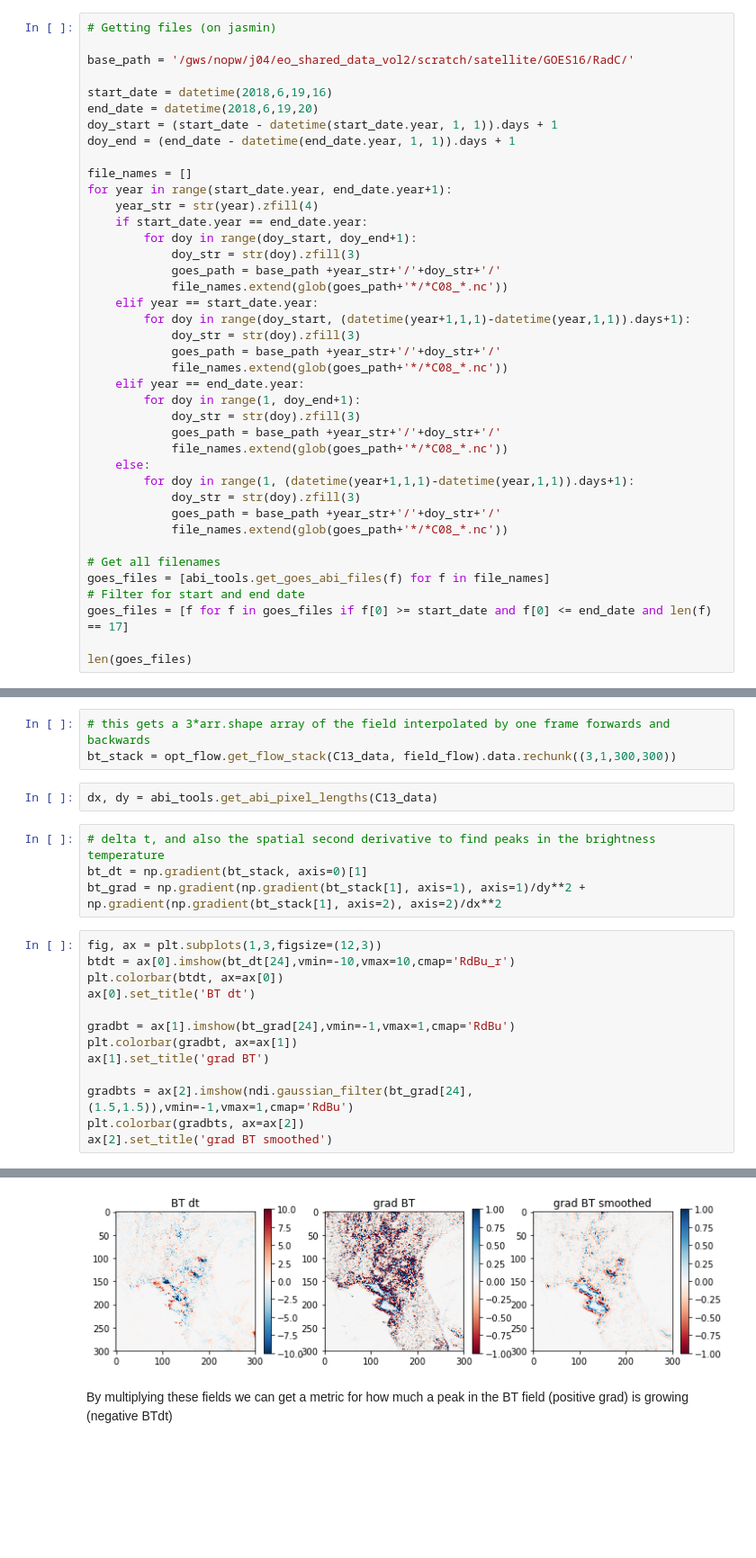
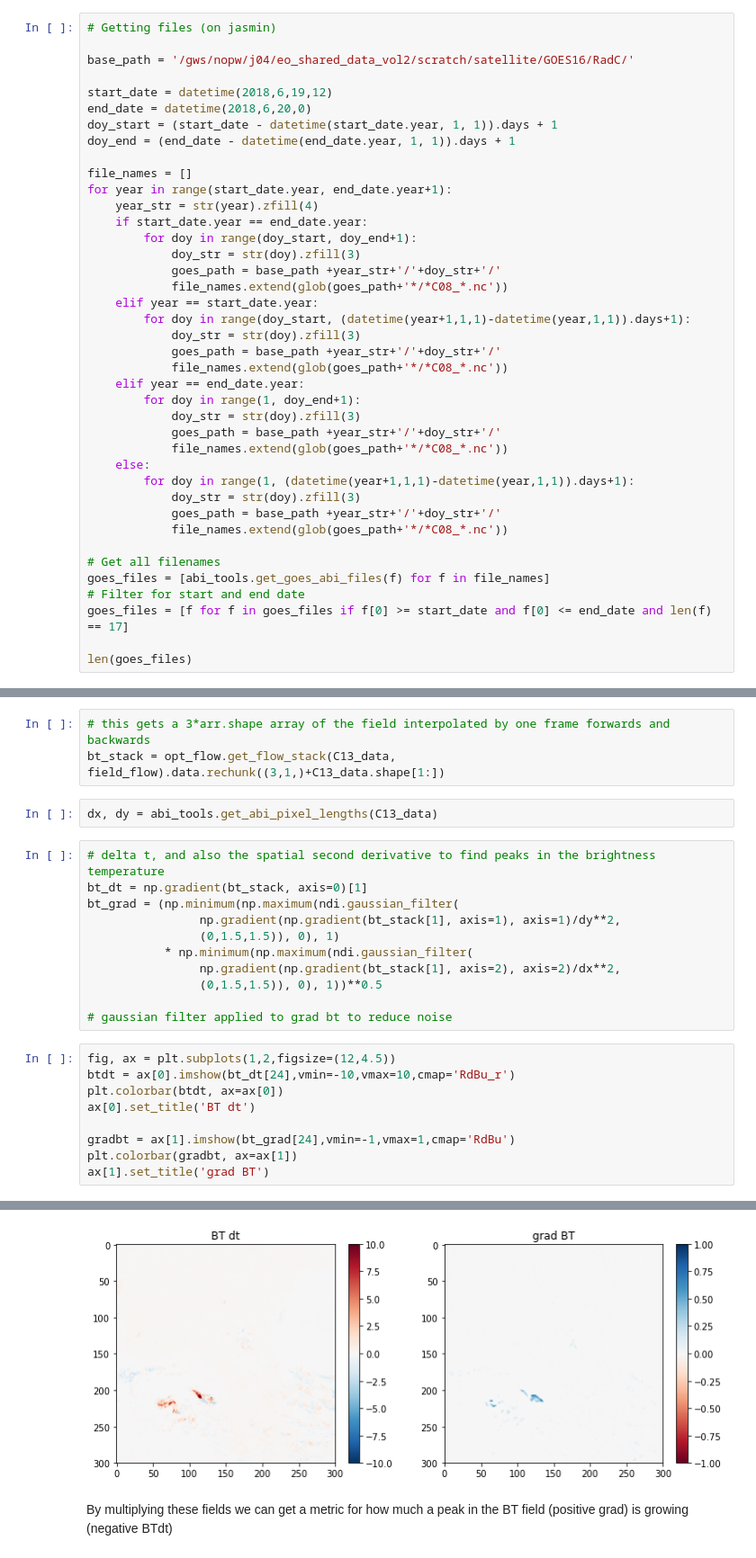
Before and after one commit to w-k-jones/python_toolbox, a Jupyter notebook: examples/Flow_tracking_example.ipynb, the cells around one changed output, grey strips where cells are left out. Shown at 90% size. Saved outputs shown, nothing was run; the diff lists cells and outputs as text; blank space fills up the shorter version.

```diff
--- a/examples/Flow_tracking_example.ipynb
+++ b/examples/Flow_tracking_example.ipynb
@@ -16,8 +16,8 @@ plt.rcParams.update({'figure.max_open_warning': 0})
 
 base_path = '/gws/nopw/j04/eo_shared_data_vol2/scratch/satellite/GOES16/RadC/'
 
-start_date = datetime(2018,6,19,16)
-end_date = datetime(2018,6,19,20)
+start_date = datetime(2018,6,19,12)
+end_date = datetime(2018,6,20,0)
 doy_start = (start_date - datetime(start_date.year, 1, 1)).days + 1
 doy_end = (end_date - datetime(end_date.year, 1, 1)).days + 1
 
@@ -105,15 +105,22 @@ Text(0.5,1,'Y flow vector')
 ## Semi-lagrangian BT cooling
 # %%
 # this gets a 3*arr.shape array of the field interpolated by one frame forwards and backwards
-bt_stack = opt_flow.get_flow_stack(C13_data, field_flow).data.rechunk((3,1,300,300))
+bt_stack = opt_flow.get_flow_stack(C13_data, field_flow).data.rechunk((3,1,)+C13_data.shape[1:])
 # %%
 dx, dy = abi_tools.get_abi_pixel_lengths(C13_data)
 # %%
 # delta t, and also the spatial second derivative to find peaks in the brightness temperature
 bt_dt = np.gradient(bt_stack, axis=0)[1]
-bt_grad = np.gradient(np.gradient(bt_stack[1], axis=1), axis=1)/dy**2 + np.gradient(np.gradient(bt_stack[1], axis=2), axis=2)/dx**2
+bt_grad = (np.minimum(np.maximum(ndi.gaussian_filter(
+                np.gradient(np.gradient(bt_stack[1], axis=1), axis=1)/dy**2,
+                (0,1.5,1.5)), 0), 1)
+           * np.minimum(np.maximum(ndi.gaussian_filter(
+                np.gradient(np.gradient(bt_stack[1], axis=2), axis=2)/dx**2,
+                (0,1.5,1.5)), 0), 1))**0.5
+
+# gaussian filter applied to grad bt to reduce noise
 # %%
-fig, ax = plt.subplots(1,3,figsize=(12,3))
+fig, ax = plt.subplots(1,2,figsize=(12,4.5))
 btdt = ax[0].imshow(bt_dt[24],vmin=-10,vmax=10,cmap='RdBu_r')
 plt.colorbar(btdt, ax=ax[0])
 ax[0].set_title('BT dt')
@@ -121,8 +128,4 @@ ax[0].set_title('BT dt')
 gradbt = ax[1].imshow(bt_grad[24],vmin=-1,vmax=1,cmap='RdBu')
 plt.colorbar(gradbt, ax=ax[1])
 ax[1].set_title('grad BT')
-
-gradbts = ax[2].imshow(ndi.gaussian_filter(bt_grad[24],(1.5,1.5)),vmin=-1,vmax=1,cmap='RdBu')
-plt.colorbar(gradbts, ax=ax[2])
-ax[2].set_title('grad BT smoothed')
 # %% [output]
@@ -130,4 +133,4 @@ Text(0.5,1,'grad BT smoothed')
-[figure, old version]
+[figure, new version]
 # %% [markdown]
 By multiplying these fields we can get a metric for how much a peak in the BT field (positive grad) is growing (negative BTdt)
 # %%
```
Also changed, not shown: parts of 33 cells of this notebook, 2 other files.
